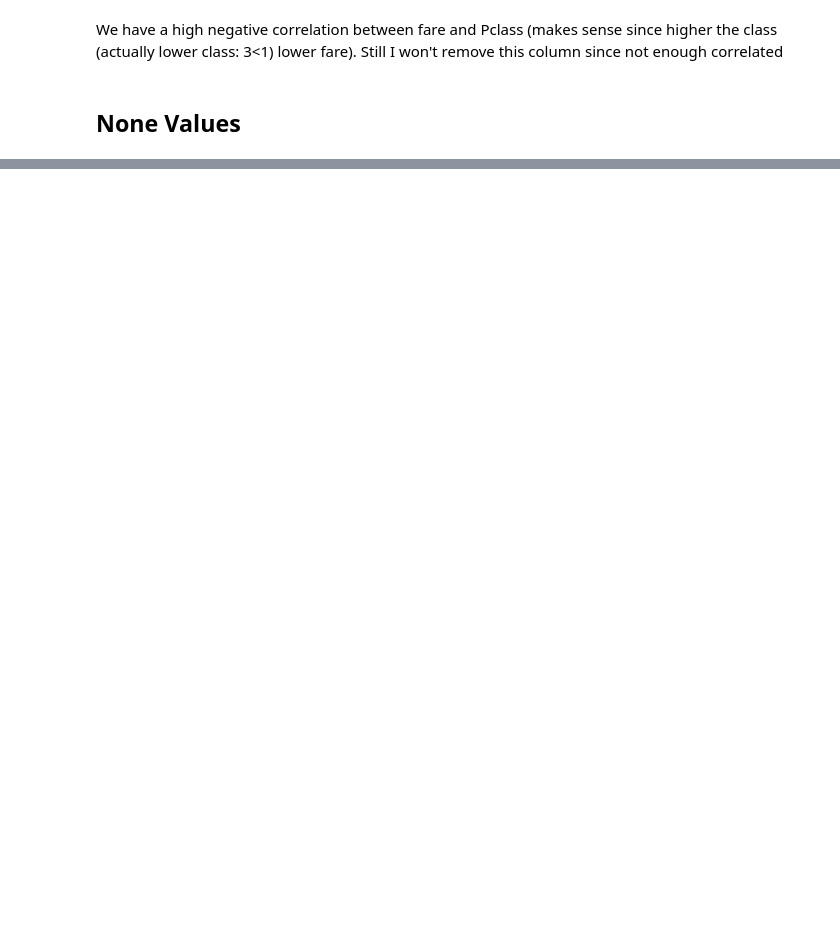
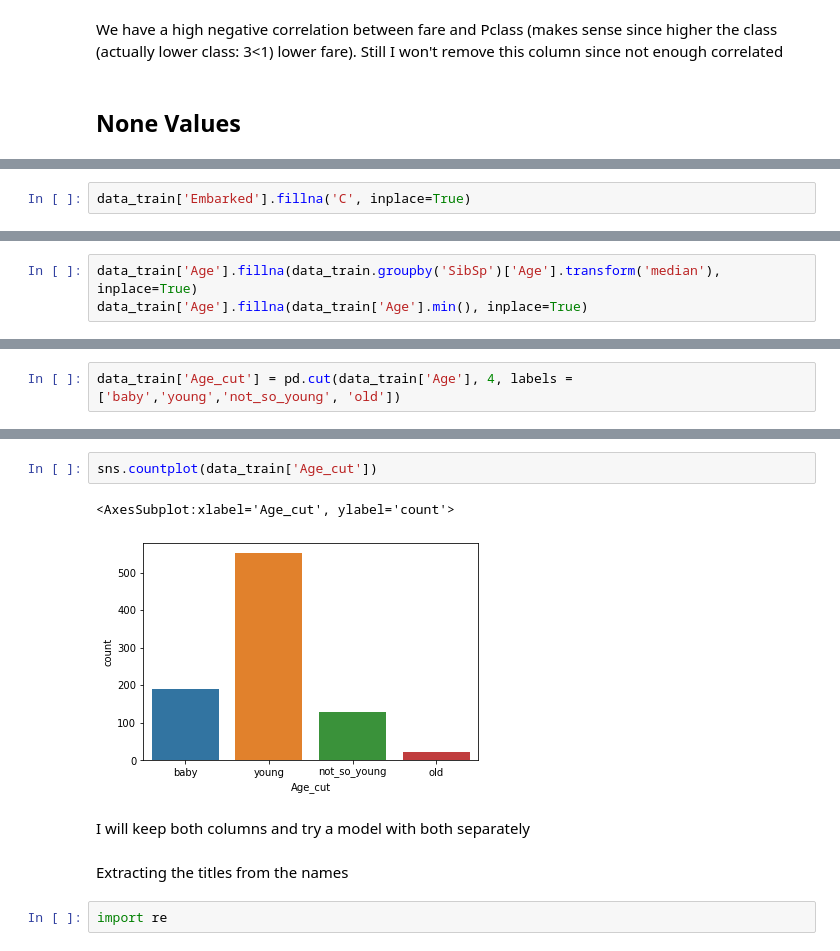
Before and after one commit to noakawa/Titanic, a Jupyter notebook: Titanic.ipynb, the cells around one changed output, grey strips where cells are left out. Drawn from its saved outputs; the diff is of its cells as text; blank space fills up the shorter version.

```diff
--- a/Titanic.ipynb
+++ b/Titanic.ipynb
@@ -295,0 +257,2 @@ data[data['cabin']=='B26']
+# %%
+data_train['Embarked'].fillna('C', inplace=True)
@@ -295,0 +301,3 @@ data[data['cabin']=='B26']
+# %%
+data_train['Age'].fillna(data_train.groupby('SibSp')['Age'].transform('median'), inplace=True)
+data_train['Age'].fillna(data_train['Age'].min(), inplace=True)
@@ -295,0 +320,2 @@ data[data['cabin']=='B26']
+# %%
+data_train['Age_cut'] = pd.cut(data_train['Age'], 4, labels = ['baby','young','not_so_young', 'old'])
@@ -295,0 +338,11 @@ data[data['cabin']=='B26']
+# %%
+sns.countplot(data_train['Age_cut'])
+# %% [output]
+<AxesSubplot:xlabel='Age_cut', ylabel='count'>
+[figure, added]
+# %% [markdown]
+I will keep both columns and try a model with both separately
+# %% [markdown]
+Extracting the titles from the names
+# %%
+import re
```
Also changed, not shown: parts of 53 cells of this notebook.
